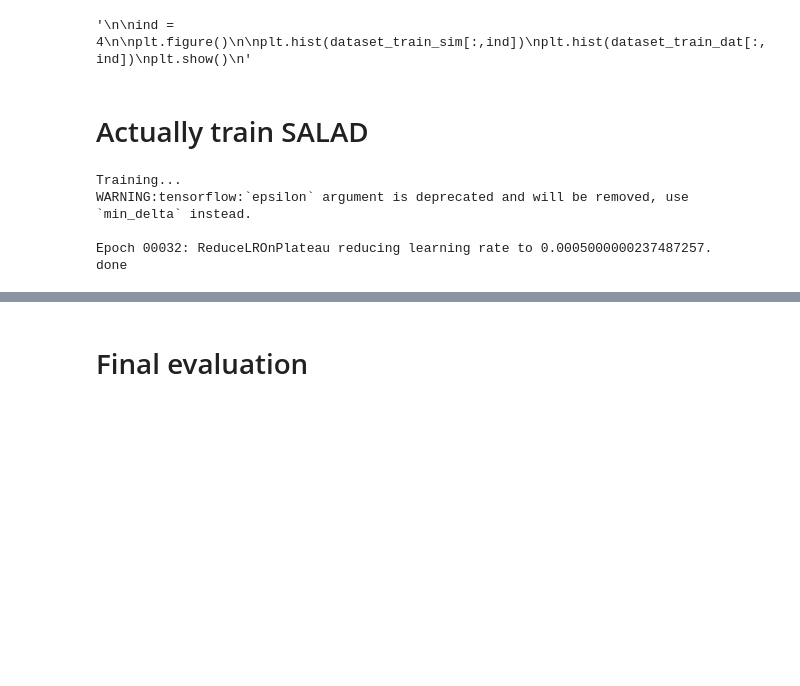
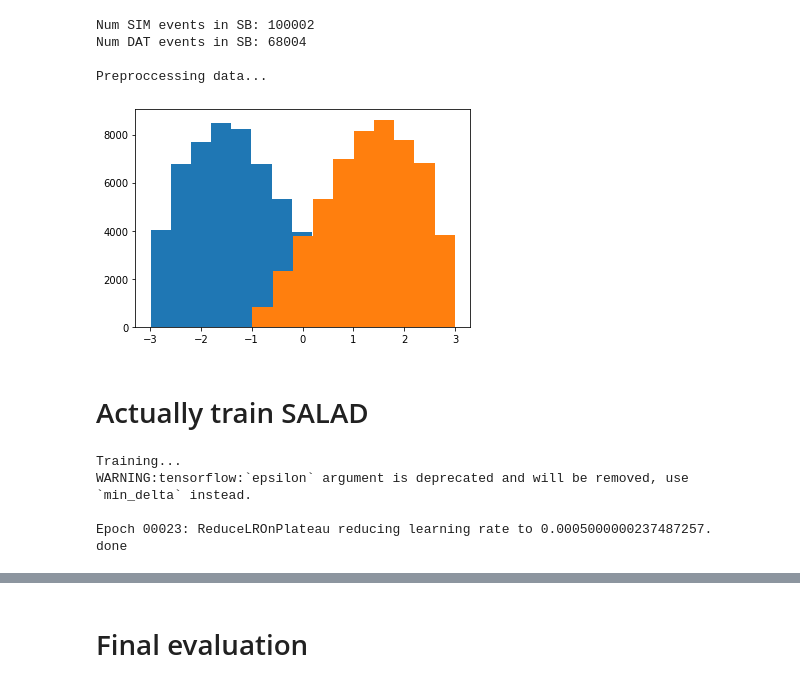
Before and after one commit to rmastand/FETA, a Jupyter notebook: SALAD.ipynb, the cells around one changed output, grey strips where cells are left out. Cells and saved outputs as stored; diff of their text form; code cells hidden in the pictures; blank space fills up the shorter version.

Commit message:
small changed to the SALAD scripts

```diff
--- a/SALAD.ipynb
+++ b/SALAD.ipynb
@@ -93,16 +65,65 @@ Preproccessing data...
+# %%
+
+exp_dir = os.path.join(curtains_dir, dataset_config_string)
+data_dir = os.path.join(exp_dir, "data")
+col_minmax = np.load(path_to_minmax)
+
+
+binning_scheme = np.linspace(-3.5, 3.5, 50)
+
+
+"""
+"""
+"""
+LOAD IN THE DATASETS AND PROCESS
+"""
+"""
+"""
+
+npull_dataset_train_sim = ToyDataset(data_dir, "train_sim.npy")
+npull_dataset_val_sim = ToyDataset(data_dir, "val_sim.npy")
+npull_dataset_train_dat = ToyDataset(data_dir, "train_dat.npy")
+npull_dataset_val_dat = ToyDataset(data_dir, "val_dat.npy")
+classif_train_sim = ToyDataset(data_dir, "classif_train_sim.npy")
+classif_train_dat = ToyDataset(data_dir, "classif_train_dat.npy")
+
+print("Num SIM events in SB:", len(npull_dataset_train_sim)+len(npull_dataset_val_sim))
+print("Num DAT events in SB:", len(npull_dataset_train_dat)+len(npull_dataset_val_dat))
+print()
+
+# Preprocess the data
+print("Preproccessing data...")
+print()
+dataset_train_sim = npull_dataset_train_sim.pull_from_mass_range([bands_dict["sb1"], bands_dict["sb2"]])
+dataset_val_sim = npull_dataset_val_sim.pull_from_mass_range([bands_dict["sb1"], bands_dict["sb2"]])
+dataset_train_dat = npull_dataset_train_dat.pull_from_mass_range([bands_dict["sb1"], bands_dict["sb2"]])
+dataset_val_dat = npull_dataset_val_dat.pull_from_mass_range([bands_dict["sb1"], bands_dict["sb2"]])
+
+dataset_sr_sim = classif_train_sim.pull_from_mass_range([bands_dict["sr"]])
+dataset_sr_dat = classif_train_dat.pull_from_mass_range([bands_dict["sr"]])
+
+dataset_train_sim = minmaxscale(dataset_train_sim.data, col_minmax, lower = -3, upper = 3, forward = True)
+dataset_val_sim = minmaxscale(dataset_val_sim.data, col_minmax, lower = -3, upper = 3, forward = True)
+dataset_train_dat = minmaxscale(dataset_train_dat.data, col_minmax, lower = -3, upper = 3, forward = True)
+dataset_val_dat = minmaxscale(dataset_val_dat.data, col_minmax, lower = -3, upper = 3, forward = True)
+dataset_sr_sim = minmaxscale(dataset_sr_sim.data, col_minmax, lower = -3, upper = 3, forward = True)
+dataset_sr_dat = minmaxscale(dataset_sr_dat.data, col_minmax, lower = -3, upper = 3, forward = True)
+# %% [output]
+Num SIM events in SB: 100002
+Num DAT events in SB: 68004
+
+Preproccessing data...
 # %%
-"""
 
-ind = 4
+ind = 0
 
 plt.figure()
 
 plt.hist(dataset_train_sim[:,ind])
 plt.hist(dataset_train_dat[:,ind])
 plt.show()
-"""
 # %% [output]
-'\n\nind = 4\n\nplt.figure()\n\nplt.hist(dataset_train_sim[:,ind])\nplt.hist(dataset_train_dat[:,ind])\nplt.show()\n'
+[figure, added]
 # %% [markdown]
 # Actually train SALAD
 # %%
@@ -127,9 +148,9 @@ Y_SALAD_val = np.concatenate([np.zeros(len(dataset_val_sim)),np.ones(len(dataset
 X_SALAD_sr_train = np.concatenate([dataset_sr_sim, dataset_sr_dat])
 Y_SALAD_sr_train = np.concatenate([np.zeros(len(dataset_sr_sim)), np.ones(len(dataset_sr_dat))])
 
-X_SALAD_sb_train = X_SALAD_sb_train[:,:5]
-X_SALAD_val = X_SALAD_val[:,:5]
-X_SALAD_sr_train = X_SALAD_sr_train[:,:5]
+X_SALAD_sb_train = X_SALAD_sb_train[:,:n_features]
+X_SALAD_val = X_SALAD_val[:,:n_features]
+X_SALAD_sr_train = X_SALAD_sr_train[:,:n_features]
 
 
 
@@ -137,7 +158,7 @@ print('Training...')
 
 tf.keras.backend.clear_session()
 model_SALAD_sb = Sequential()
-model_SALAD_sb.add(Dense(64, input_dim=5, activation='relu'))
+model_SALAD_sb.add(Dense(64, input_dim=n_features, activation='relu'))
 model_SALAD_sb.add(Dense(64, activation='relu'))
 model_SALAD_sb.add(Dense(64, activation='relu'))
 model_SALAD_sb.add(Dense(1, activation='sigmoid'))
@@ -163,7 +184,7 @@ print("done")
 Training...
 WARNING:tensorflow:`epsilon` argument is deprecated and will be removed, use `min_delta` instead.
 
-Epoch 00032: ReduceLROnPlateau reducing learning rate to 0.0005000000237487257.
+Epoch 00023: ReduceLROnPlateau reducing learning rate to 0.0005000000237487257.
 done
 # %%
 
```
Also changed, not shown: parts of 7 cells of this notebook, 1 other file.
